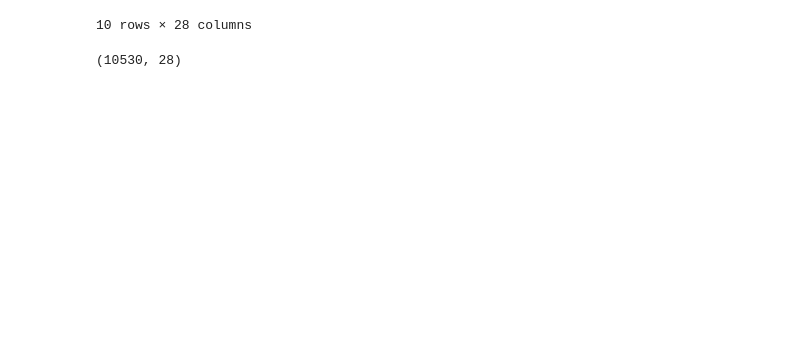
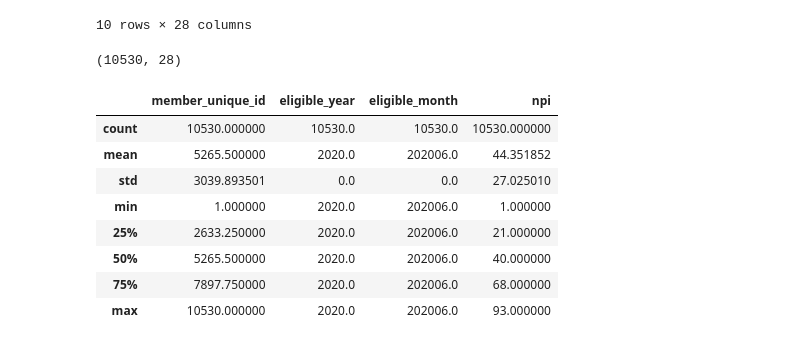
Before and after one commit to palashbadjatya01/DataExplorationProjects, a Jupyter notebook: DataOutlierDetectionsCSV/data_exploration.ipynb, the cells around one changed output. Saved outputs shown, nothing was run; the diff lists cells and outputs as text; code cells hidden in the pictures; blank space fills up the shorter version.

```diff
--- a/DataOutlierDetectionsCSV/data_exploration.ipynb
+++ b/DataOutlierDetectionsCSV/data_exploration.ipynb
@@ -26,3 +26,15 @@ df.sample(n=10, random_state=20)
 df.shape
 # %% [output]
 (10530, 28)
+# %%
+df.describe()
+# %% [output]
+|  | member_unique_id | eligible_year | eligible_month | npi |
+| count | 10530.000000 | 10530.0 | 10530.0 | 10530.000000 |
+| mean | 5265.500000 | 2020.0 | 202006.0 | 44.351852 |
+| std | 3039.893501 | 0.0 | 0.0 | 27.025010 |
+| min | 1.000000 | 2020.0 | 202006.0 | 1.000000 |
+| 25% | 2633.250000 | 2020.0 | 202006.0 | 21.000000 |
+| 50% | 5265.500000 | 2020.0 | 202006.0 | 40.000000 |
+| 75% | 7897.750000 | 2020.0 | 202006.0 | 68.000000 |
+| max | 10530.000000 | 2020.0 | 202006.0 | 93.000000 |
```
Also changed, not shown: parts of 7 cells of this notebook.
